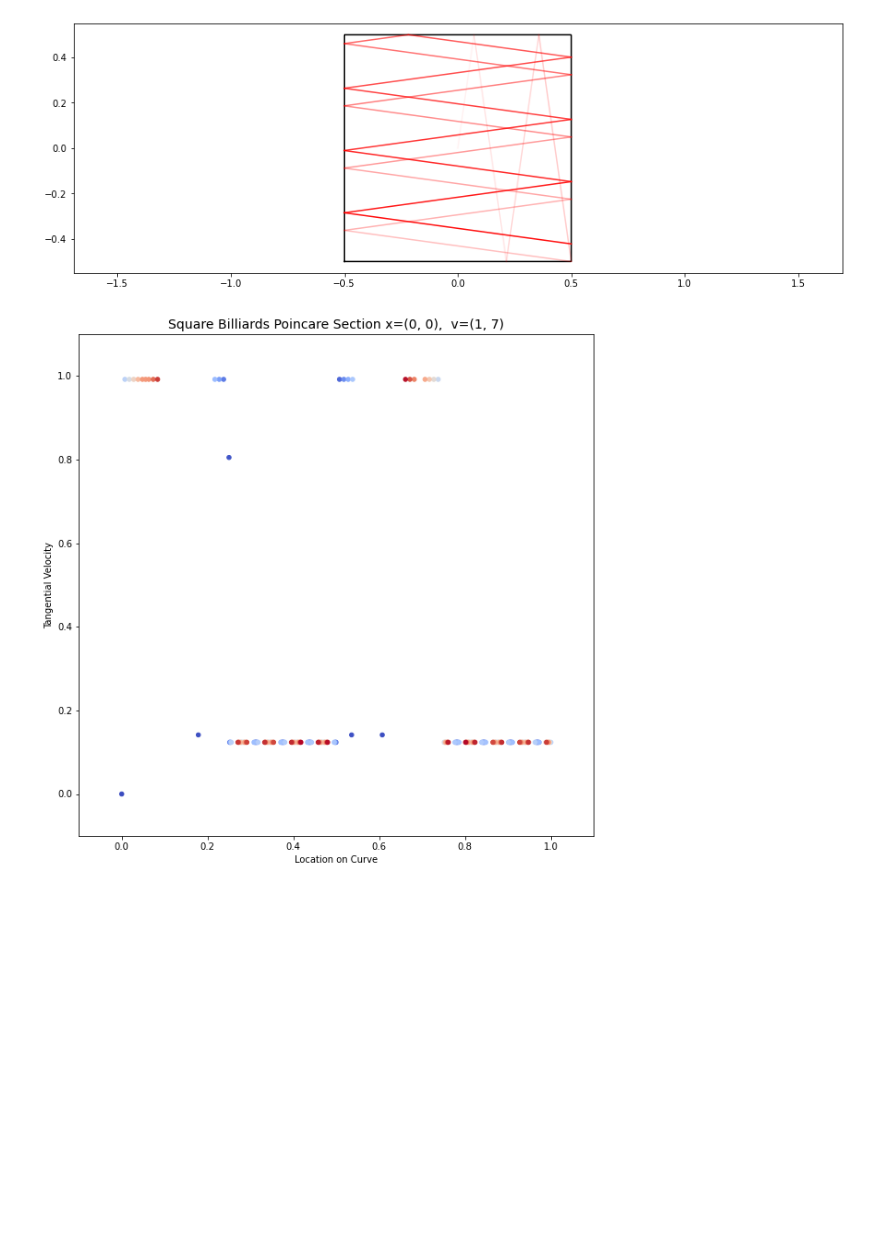
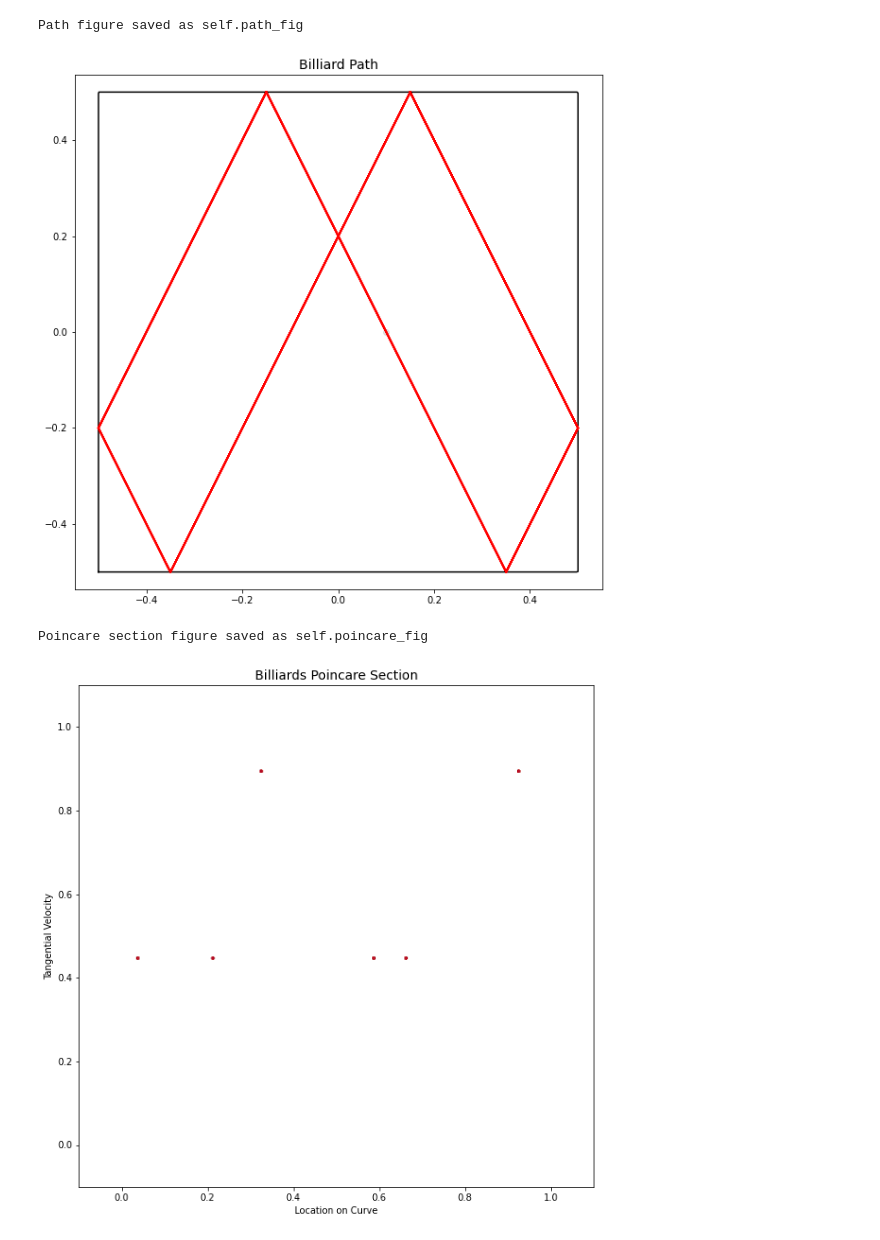
Before and after one commit to willeyna/Billiards, a Jupyter notebook: Square.ipynb, the cells around one changed output. Cells and saved outputs as stored; diff of their text form; code cells hidden in the pictures; blank space fills up the shorter version.

Commit message:
Wrapped billiard system into a class and updated examples

```diff
--- a/Square.ipynb
+++ b/Square.ipynb
@@ -13,46 +13,20 @@ def square(t):
     else:
         return np.array([-.5,-.5])
 # %%
-x = np.array([0,0])
-v = np.array([1,7])
-p = np.array([0,0])
+x = np.array([.1, 0])
+v = np.array([.1,-.2])
+N = 500
 
-N = 20
-#stores result where X[i,j] is the ith bounce's jth result in (x, v, p-section)
-X = np.zeros([N,3,2])
-X[0] = x,v,p
-
-#bounce N times and plot trajectories
-for i in range(N-1):
-    X[i+1] = bounce(X[i,0], X[i,1], square, tol = 1e-16, poincare = True)
+ball = Billiards(square, x, v, poincare = True)
+for i in range(N):
+    ball.bounce()
 # %%
-fig = plt.figure(figsize = (15,5))
-
-#plot circlular border
-t = np.linspace(0, 1, 1000)
-border = np.zeros([t.shape[0], 2])
-for i in range(border.shape[0]):
-    border[i] = square(t[i])
-
-plt.plot(border[:,0], border[:,1], color = 'black')
-plt.axis('equal')
-
-for i in range(len(X)-1):
-    plt.plot([X[i,0][0], X[i+1,0][0]], [X[i,0][1], X[i+1,0][1]], color = 'red', alpha = (i+1)/len(X))
+ball.plot_path()
 # %% [output]
+Path figure saved as self.path_fig
-[figure, old version]
+[figure, new version]
 # %%
-fig = plt.figure(figsize = (10,10))
-imgname = 'placeholder'
-
-delt = .1
-cmap = np.arange(X.shape[0])
-plt.scatter(X[:,2,0], X[:,2,1], cmap = 'coolwarm', c = cmap, alpha = 1, s = 20)
-plt.xlim(0-delt,1+delt)
-plt.ylim(0-delt,1+delt)
-plt.xlabel('Location on Curve')
-plt.ylabel("Tangential Velocity")
-plt.title(f"Square Billiards Poincare Section x=({x[0]}, {x[1]}),  v=({v[0]}, {v[1]})", fontsize = 14)
-plt.savefig(f'./images/{imgname}.png')
+ball.plot_poincare()
 # %% [output]
+Poincare section figure saved as self.poincare_fig
-[figure, old version]
+[figure, new version]
```
Also changed, not shown: parts of 1 cell of this notebook, 5 other files.
